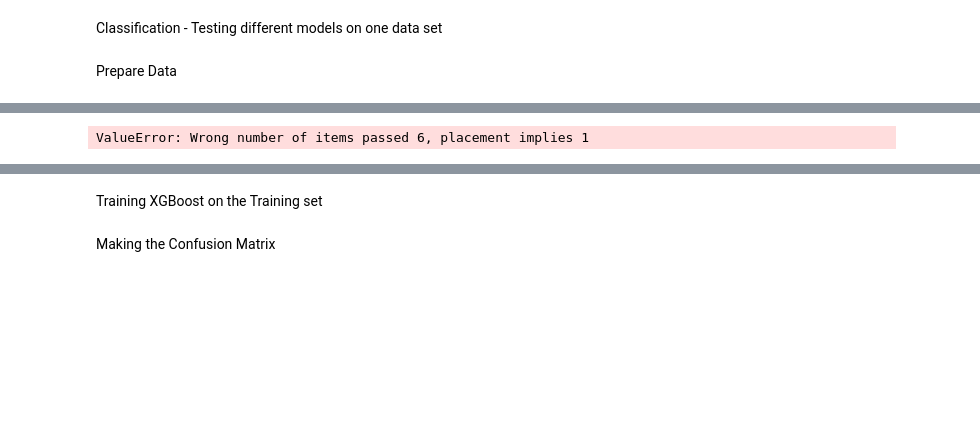
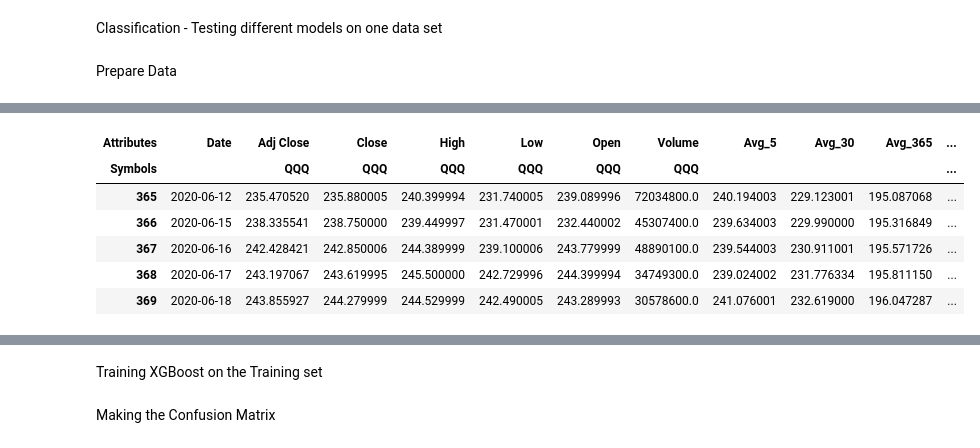
Before and after one commit to JLiang7/Stock-Market-Modeling, a Jupyter notebook: Proj_Stock_Modeling_API.ipynb, the cells around one changed output, grey strips where cells are left out. Drawn from its saved outputs; the diff is of its cells as text; code cells hidden in the pictures; blank space fills up the shorter version.

```diff
--- a/Proj_Stock_Modeling_API.ipynb
+++ b/Proj_Stock_Modeling_API.ipynb
@@ -48,25 +48,28 @@ plt.show()
 # %%
 # Data Aggregations on closing price
+
 Stock_df['Avg_5'] = Stock_df['Close'].rolling( window = 5, center = False).mean()
 Stock_df['Avg_30'] = Stock_df['Close'].rolling( window = 30, center = False).mean()
 Stock_df['Avg_365'] = Stock_df['Close'].rolling( window = 365, center = False).mean()
 Stock_df['Std_5'] = Stock_df['Close'].rolling( window = 5, center = False).std()
 Stock_df['Std_30'] = Stock_df['Close'].rolling( window = 365, center = False).std()
 Stock_df['Std_365'] = Stock_df['Close'].rolling( window = 365, center = False).std()
 Stock_df['Avg_5/365'] = Stock_df['Avg_5']/Stock_df['Avg_365']
 Stock_df['Std_5/365'] = Stock_df['Std_5']/Stock_df['Std_365']
 
+Stock_df = Stock_df.shift( periods = 1)
 Stock_df.dropna( how= 'any', axis = 0, inplace = True)
 # Splitting Data to Training and Test sets
-df_train = df_new[df_new['Date'] < datetime(year = 2019, month = 6, day = 1)]
-df_test = df_new[df_new['Date'] >= datetime(year = 2019, month = 6, day = 1)]
+df_train = Stock_df[Stock_df['Date'] < datetime(year = 2019, month = 6, day = 1)]
+df_test = Stock_df[Stock_df['Date'] >= datetime(year = 2019, month = 6, day = 1)]
 
-features = ['Avg_5', 'Avg_30', 'Avg_365', 'Std_5', 'Std_365', 'Avg_5/365', 'Std_5/365']
-target = ['Adj Close']
-X = df_train[features]
-X_test = df_test[features]
-y = df_train[target]
-y_test = df_test[target]
+Stock_df.head()
 # %% [output]
-ValueError: Wrong number of items passed 6, placement implies 1
+| Attributes | Date | Adj Close | Close | High | Low | Open | Volume | Avg_5 | Avg_30 | Avg_365 | ... |
+| Symbols |  | QQQ | QQQ | QQQ | QQQ | QQQ | QQQ |  |  |  | ... |
+| 365 | 2020-06-12 | 235.470520 | 235.880005 | 240.399994 | 231.740005 | 239.089996 | 72034800.0 | 240.194003 | 229.123001 | 195.087068 | ... |
+| 366 | 2020-06-15 | 238.335541 | 238.750000 | 239.449997 | 231.470001 | 232.440002 | 45307400.0 | 239.634003 | 229.990000 | 195.316849 | ... |
+| 367 | 2020-06-16 | 242.428421 | 242.850006 | 244.389999 | 239.100006 | 243.779999 | 48890100.0 | 239.544003 | 230.911001 | 195.571726 | ... |
+| 368 | 2020-06-17 | 243.197067 | 243.619995 | 245.500000 | 242.729996 | 244.399994 | 34749300.0 | 239.024002 | 231.776334 | 195.811150 | ... |
+| 369 | 2020-06-18 | 243.855927 | 244.279999 | 244.529999 | 242.490005 | 243.289993 | 30578600.0 | 241.076001 | 232.619000 | 196.047287 | ... |
 # %%
```
Also changed, not shown: parts of 8 cells of this notebook.
